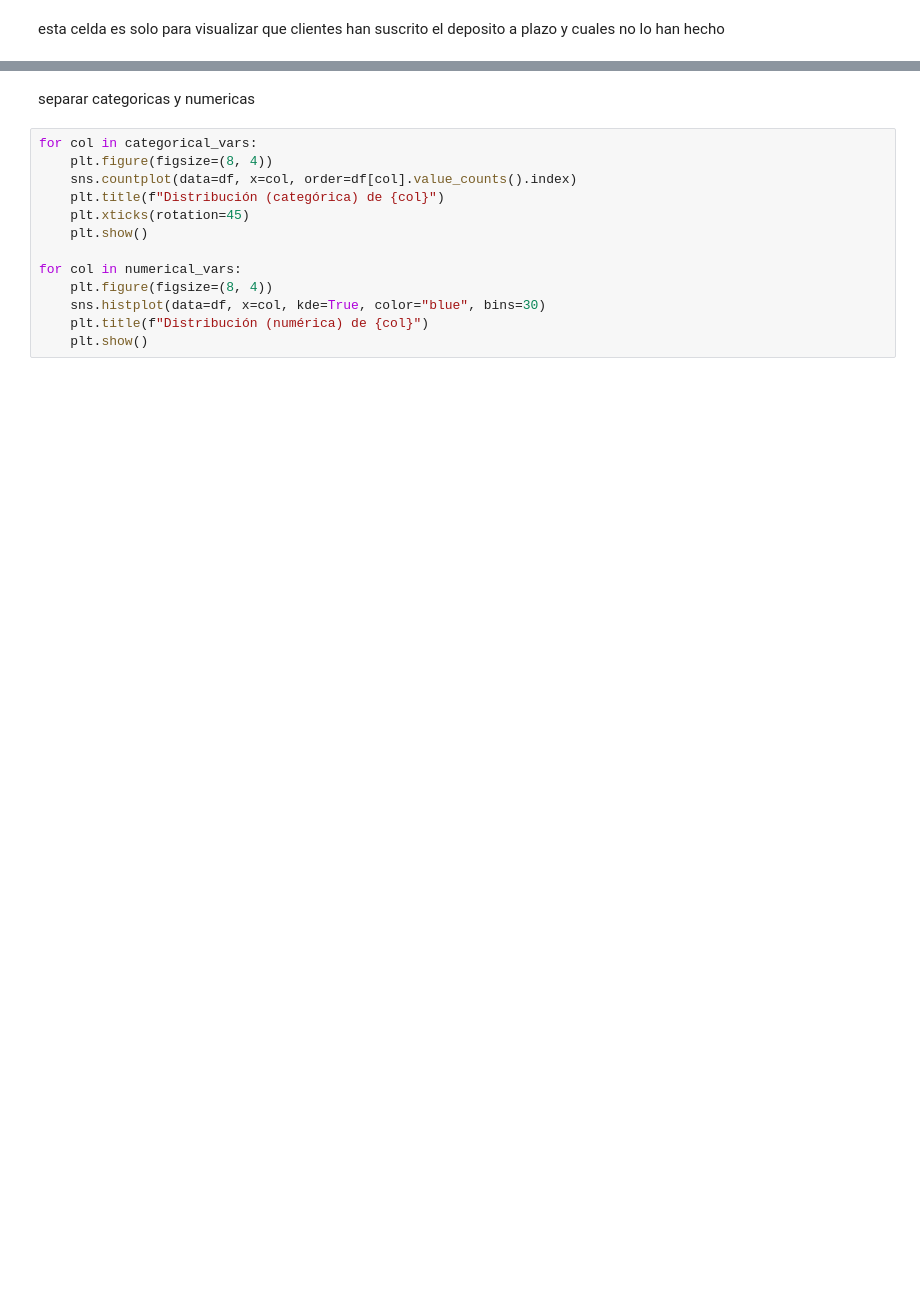
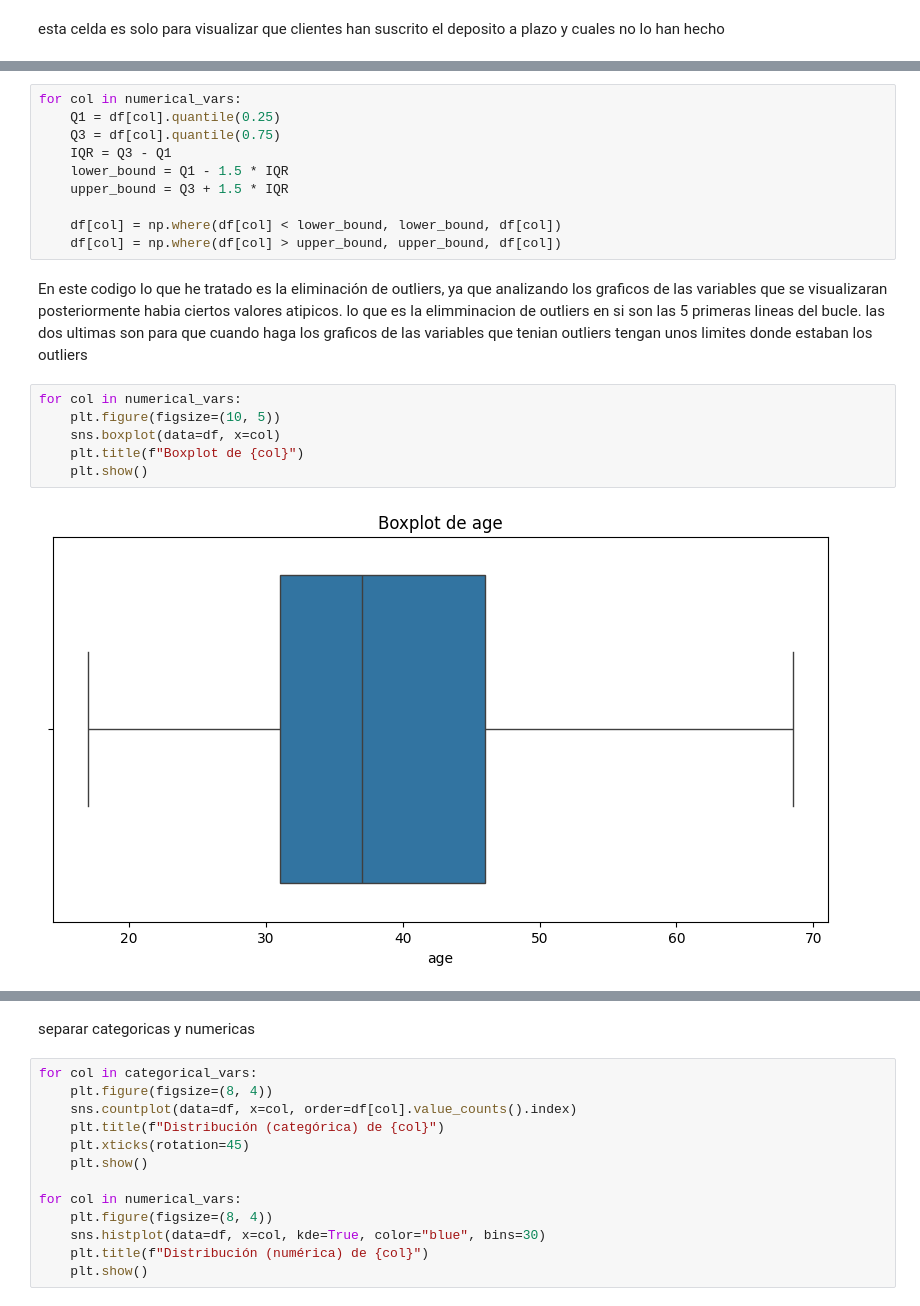
Before and after one commit to Hugobuznego/trabajo_Eda, a Jupyter notebook: SRC/trabajo_eda.ipynb, the cells around one changed output, grey strips where cells are left out. Cells and saved outputs as stored; diff of their text form; blank space fills up the shorter version.

```diff
--- a/SRC/trabajo_eda.ipynb
+++ b/SRC/trabajo_eda.ipynb
@@ -165,0 +181,20 @@ print("Variables numéricas:", numerical_vars)
+# %%
+for col in numerical_vars:
+    Q1 = df[col].quantile(0.25)
+    Q3 = df[col].quantile(0.75)
+    IQR = Q3 - Q1
+    lower_bound = Q1 - 1.5 * IQR
+    upper_bound = Q3 + 1.5 * IQR
+
+    df[col] = np.where(df[col] < lower_bound, lower_bound, df[col])
+    df[col] = np.where(df[col] > upper_bound, upper_bound, df[col])
+# %% [markdown]
+En este codigo lo que he tratado es la eliminación de outliers, ya que analizando los graficos de las variables que se visualizaran posteriormente habia ciertos valores atipicos. lo que es la elimminacion de outliers en si son las 5 primeras lineas del bucle. las dos ultimas son para que cuando haga los graficos de las variables que tenian outliers tengan unos limites donde estaban los outliers
+# %%
+for col in numerical_vars:
+    plt.figure(figsize=(10, 5))
+    sns.boxplot(data=df, x=col)
+    plt.title(f"Boxplot de {col}")
+    plt.show()
+# %% [output]
+[figure, added]
```
Also changed, not shown: parts of 20 cells of this notebook.
